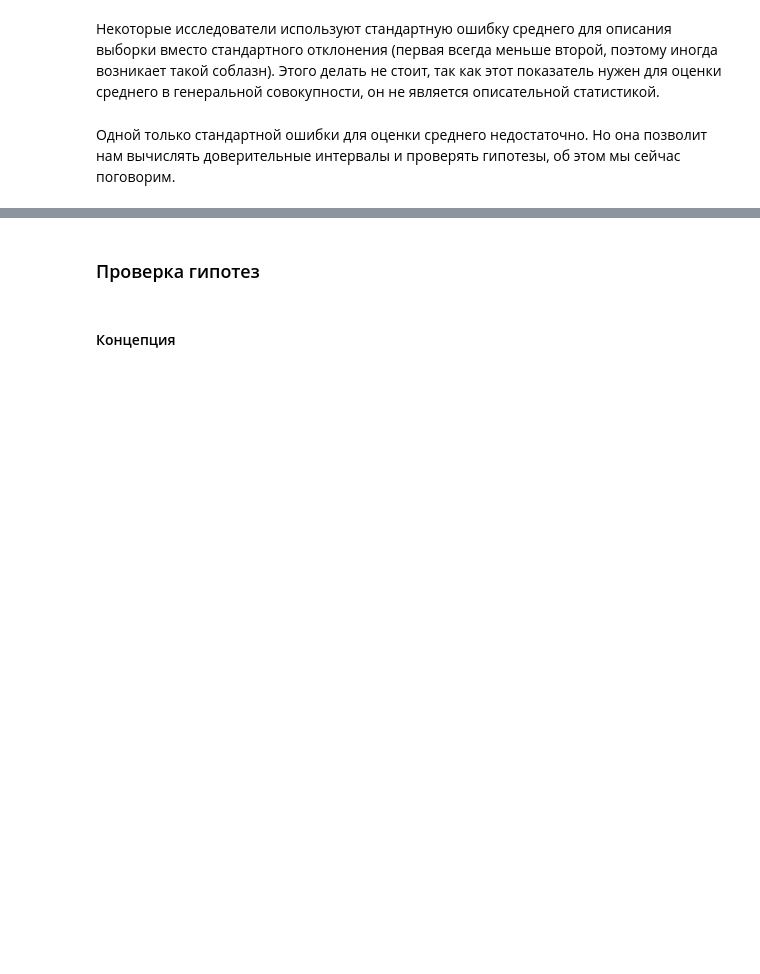
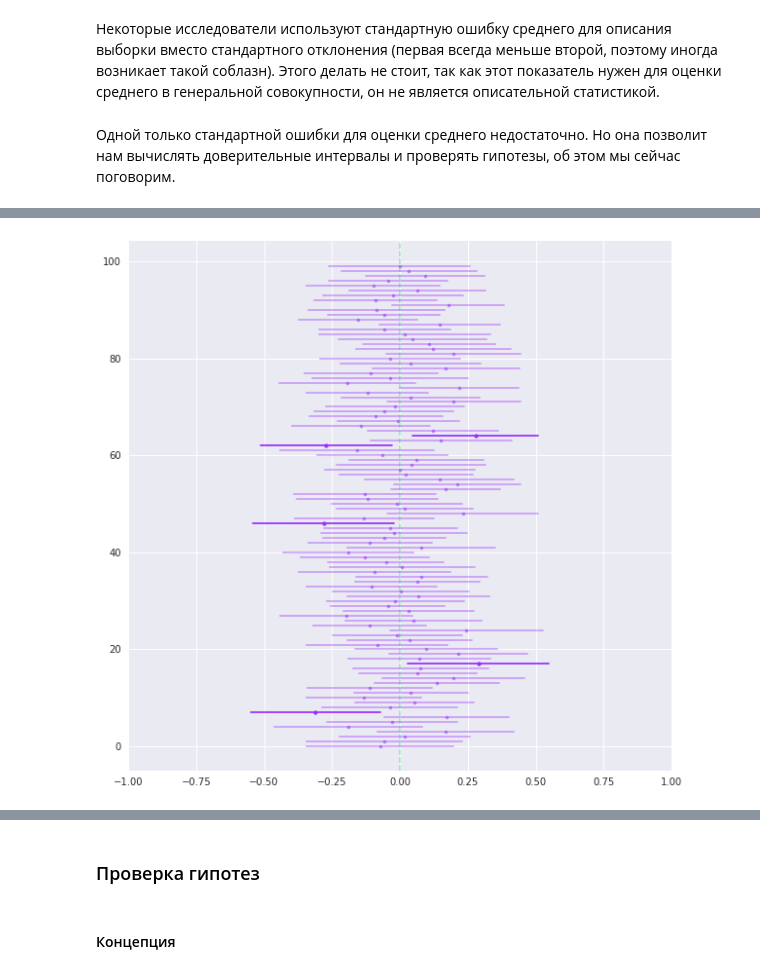
Before and after one commit to mishaberegov/statistics, a Jupyter notebook: Статистика_для_нубов.ipynb, the cells around one changed output, grey strips where cells are left out. Saved outputs shown, nothing was run; the diff lists cells and outputs as text; code cells hidden in the pictures; blank space fills up the shorter version.

```diff
--- a/Статистика_для_нубов.ipynb
+++ b/Статистика_для_нубов.ipynb
@@ -498,8 +498,7 @@ plt.show()
 У него есть одна любопытная и важная особенность. Зная z-оценку единицы наблюдения, мы можем также узнать, какой процент наблюдений превосходит значение этой единицы наблюдения. То есть мы можем прямо сейчас оценить, какая доля въетнамцев выше или ниже ростом, чем наш въетнамец. Для этого существует специальная таблица z-значений.
 # %%
 from IPython.display import Image
-i = Image("z-table-min.jpg", width=1000)
-i
+Image("z-table-min.jpg", width=1000)
 #https://statistics.laerd.com/statistical-guides/img/normal-table-large.png
 # %% [output]
 [figure]
@@ -622,0 +634,19 @@ $SE_\overline{x} = \frac{s}{\sqrt{n}}$
+# %%
+from statsmodels.stats.weightstats import zconfint
+population = np.random.randn(100000)
+plt.figure(figsize=(10, 10))
+plt.xlim(xmin=-1)
+for i in range(100):
+    sample = np.random.choice(population, size=60)
+    interval = zconfint(sample)
+    if interval[0] < 0 and interval[1] >0:
+        plt.plot((interval[0], interval[1]), (i, i), color='#9A2EFE', alpha=0.4)
+        plt.scatter(x=[sample.mean()], y=i, color='#9A2EFE', alpha=0.5, s=10)
+    else:
+        plt.plot((interval[0], interval[1]), (i, i), color='#9A2EFE', alpha=1)
+        plt.scatter(x=[sample.mean()], y=i, color='#9A2EFE', alpha=1, s=15)
+
+plt.axvline(0, c='#04B45F', alpha=0.3, ls='dashed')
+plt.show()
+# %% [output]
+[figure, added]
```
Also changed, not shown: parts of 32 cells of this notebook, 1 other file.
